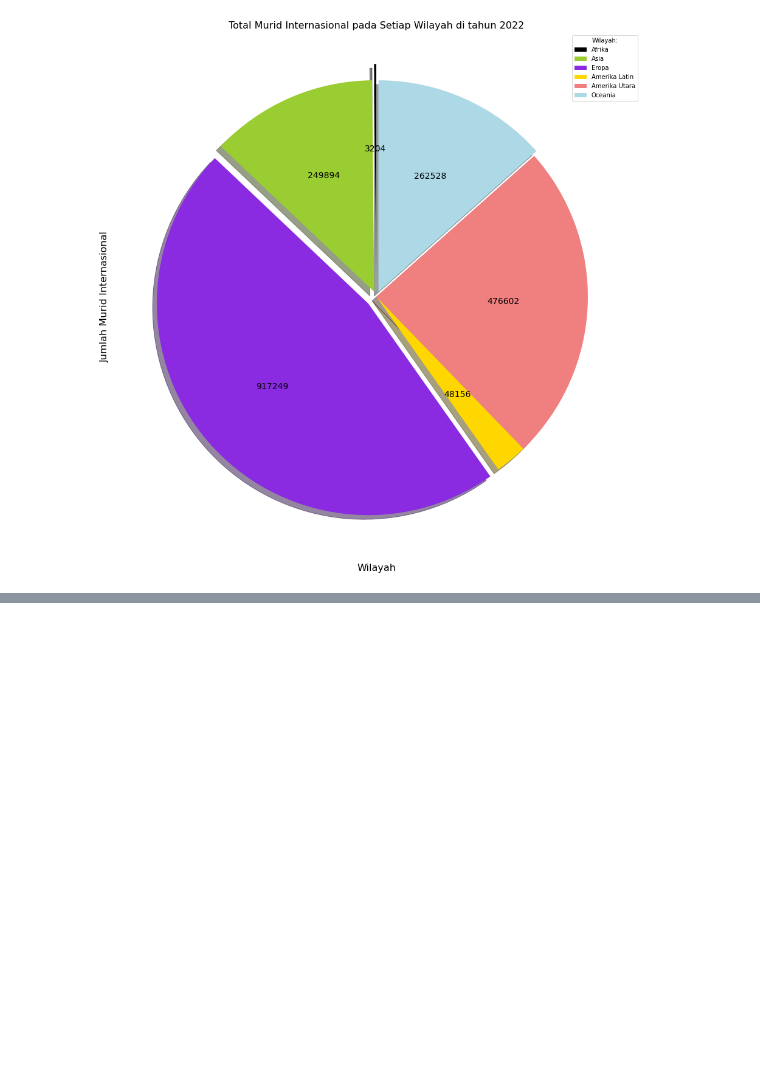
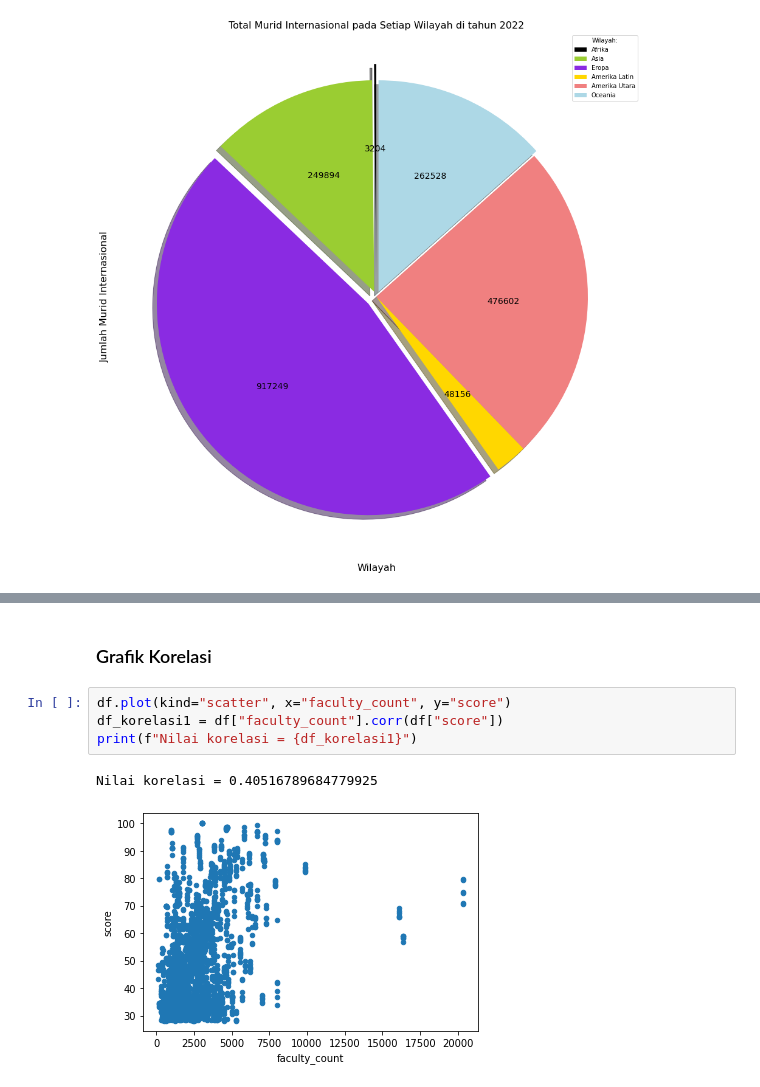
Before and after one commit to dewodt/Analisis-Rank-Universitas, a Jupyter notebook: Analisis_Tubes2.ipynb, the cells around one changed output, grey strips where cells are left out. Cells and saved outputs as stored; diff of their text form; blank space fills up the shorter version.

Commit message:
Menyelesaikan bagian korelasi

```diff
--- a/Analisis_Tubes2.ipynb
+++ b/Analisis_Tubes2.ipynb
@@ -1114,0 +1186,9 @@ print(df)
+# %% [markdown]
+### Grafik Korelasi
+# %%
+df.plot(kind="scatter", x="faculty_count", y="score")
+df_korelasi1 = df["faculty_count"].corr(df["score"])
+print(f"Nilai korelasi = {df_korelasi1}")
+# %% [output]
+Nilai korelasi = 0.40516789684779925
+[figure, added]
```
Also changed, not shown: parts of 17 cells of this notebook.
